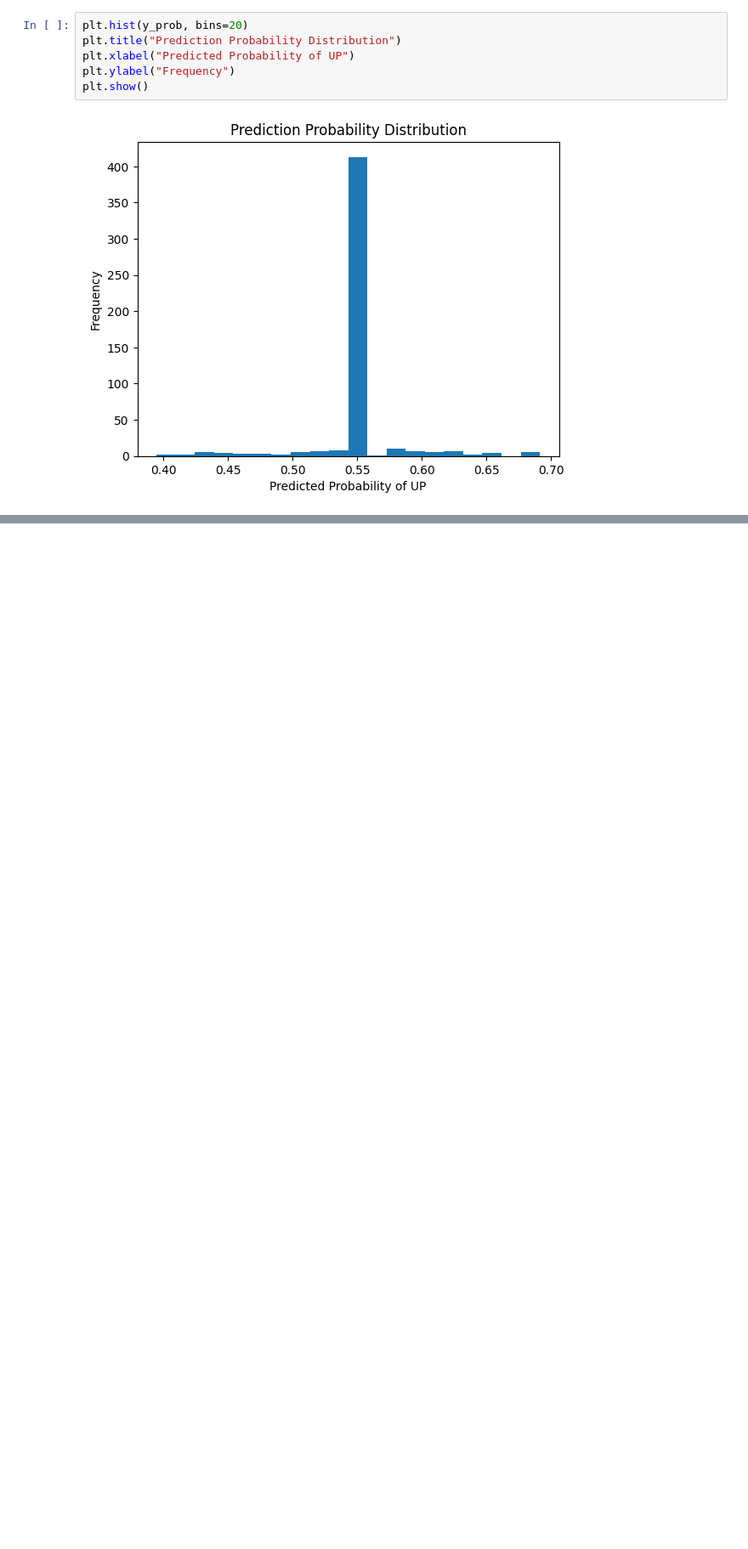
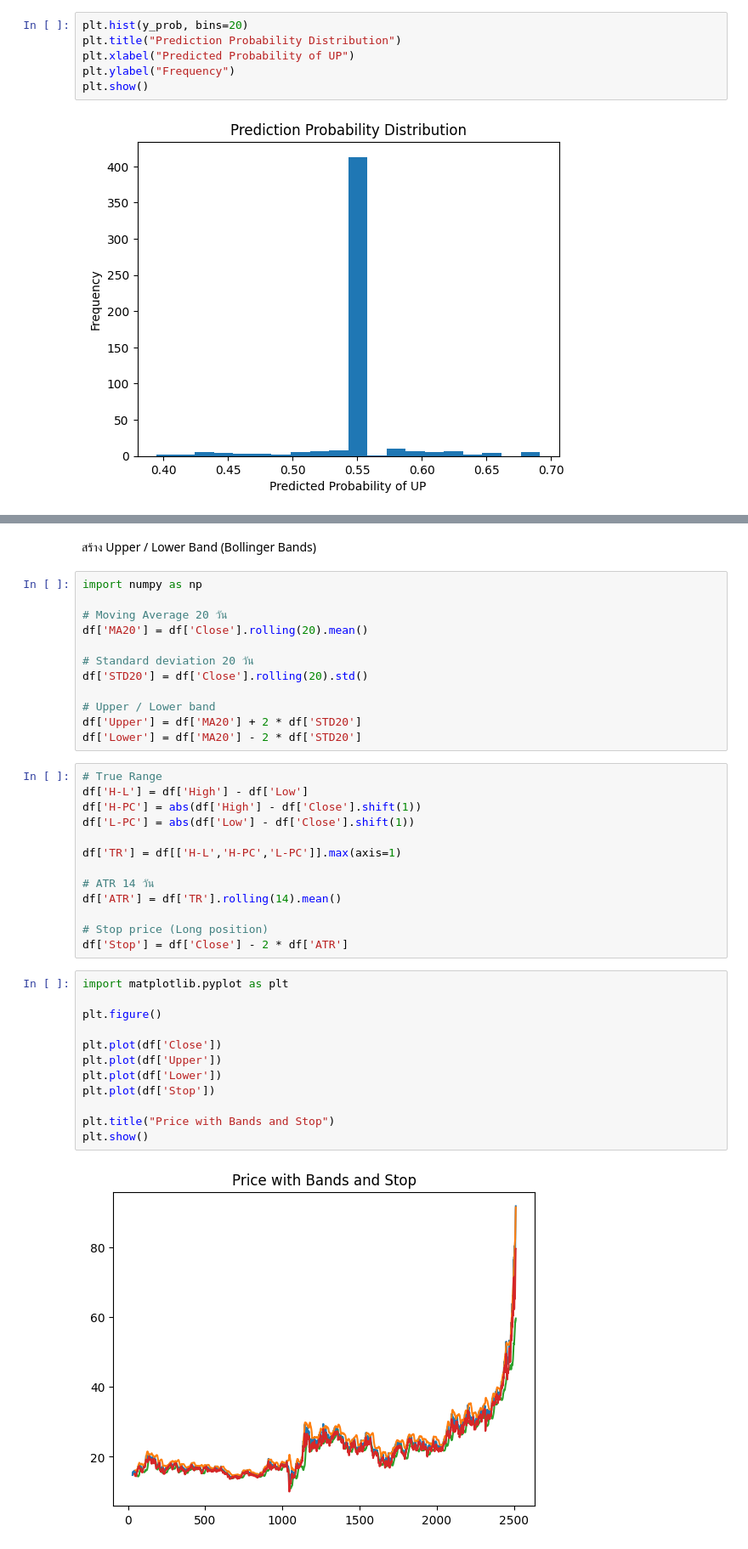
Before and after one commit to natchanon39089Dv/AIProject, a Jupyter notebook: Module/Real/RandomForrest.ipynb, the cells around one changed output, grey strips where cells are left out. Shown at 85% size. Cells and saved outputs as stored; diff of their text form; blank space fills up the shorter version.

```diff
--- a/Module/Real/RandomForrest.ipynb
+++ b/Module/Real/RandomForrest.ipynb
@@ -165,0 +178,41 @@ plt.show()
+# %% [markdown]
+สร้าง Upper / Lower Band (Bollinger Bands)
+# %%
+import numpy as np
+
+# Moving Average 20 วัน
+df['MA20'] = df['Close'].rolling(20).mean()
+
+# Standard deviation 20 วัน
+df['STD20'] = df['Close'].rolling(20).std()
+
+# Upper / Lower band
+df['Upper'] = df['MA20'] + 2 * df['STD20']
+df['Lower'] = df['MA20'] - 2 * df['STD20']
+# %%
+# True Range
+df['H-L'] = df['High'] - df['Low']
+df['H-PC'] = abs(df['High'] - df['Close'].shift(1))
+df['L-PC'] = abs(df['Low'] - df['Close'].shift(1))
+
+df['TR'] = df[['H-L','H-PC','L-PC']].max(axis=1)
+
+# ATR 14 วัน
+df['ATR'] = df['TR'].rolling(14).mean()
+
+# Stop price (Long position)
+df['Stop'] = df['Close'] - 2 * df['ATR']
+# %%
+import matplotlib.pyplot as plt
+
+plt.figure()
+
+plt.plot(df['Close'])
+plt.plot(df['Upper'])
+plt.plot(df['Lower'])
+plt.plot(df['Stop'])
+
+plt.title("Price with Bands and Stop")
+plt.show()
+# %% [output]
+[figure, added]
```
Also changed, not shown: parts of 3 cells of this notebook, 1 other file.
